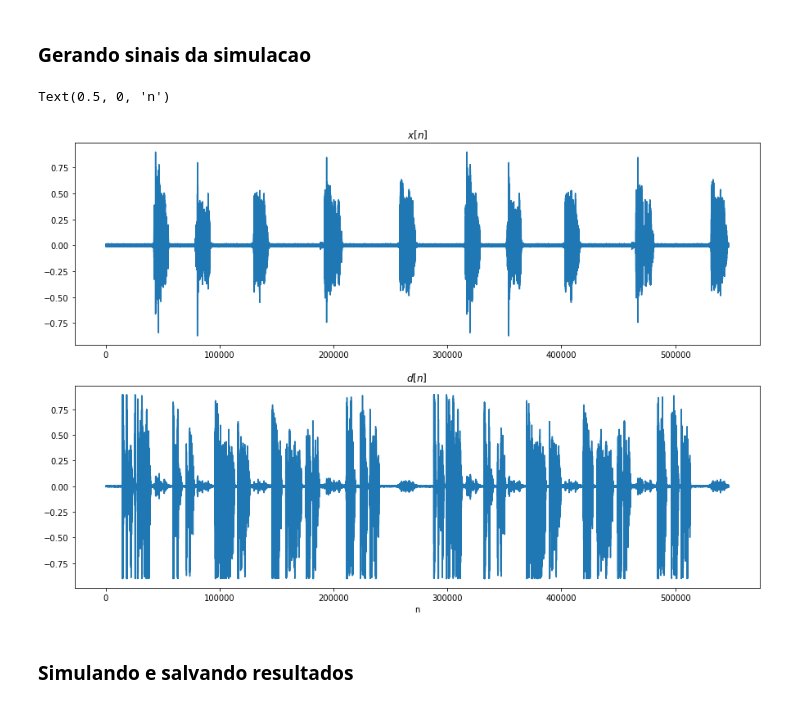
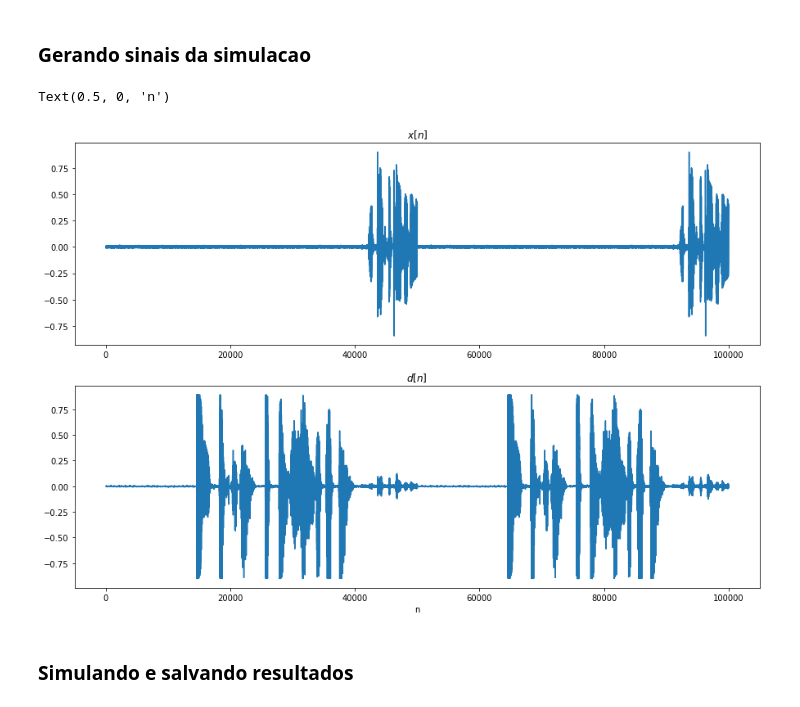
Before and after one commit to henriquemeloo/psi3532-adaptive-filtering, a Jupyter notebook: exp5/exp5.ipynb, the cells around one changed output. Cells and saved outputs as stored; diff of their text form; code cells hidden in the pictures.

```diff
--- a/exp5/exp5.ipynb
+++ b/exp5/exp5.ipynb
@@ -144,27 +155,27 @@ Text(0.5, 0, 'n')
 # %% [markdown]
 ### Gerando sinais da simulacao
 # %%
-total_samples = len(voice_1[1])
+total_samples = 50000
 x = voice_2[1][:total_samples]
 v = voice_1[1][:total_samples]
 h = echo_path
 y = signal.lfilter(b=h, a=1, x=x)
 y = np.concatenate((y, -y))
 x = np.concatenate((x, x))
 v = np.concatenate((v, v))
 d = y + v
 
 plt.figure(figsize=(15,10))
 ax1 = plt.subplot(211)
 plt.plot(x)
 ax1.title.set_text('$x[n]$')
 ax2 = plt.subplot(212, sharex=ax1)
 plt.plot(d)
 ax2.title.set_text('$d[n]$')
 plt.xlabel('n')
 # %% [output]
 Text(0.5, 0, 'n')
-[figure, old version]
+[figure, new version]
 # %% [markdown]
 ### Simulando e salvando resultados
 # %%
```
Also changed, not shown: parts of 7 cells of this notebook, 4 other files.
